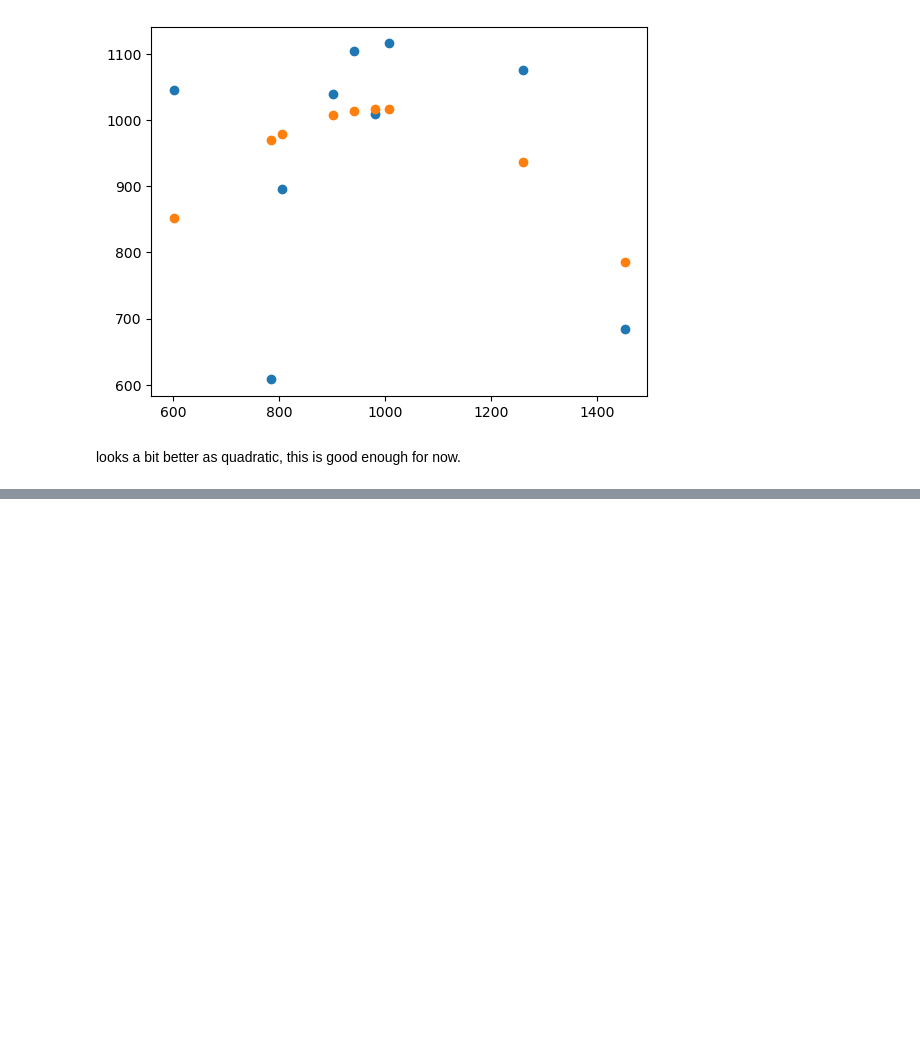
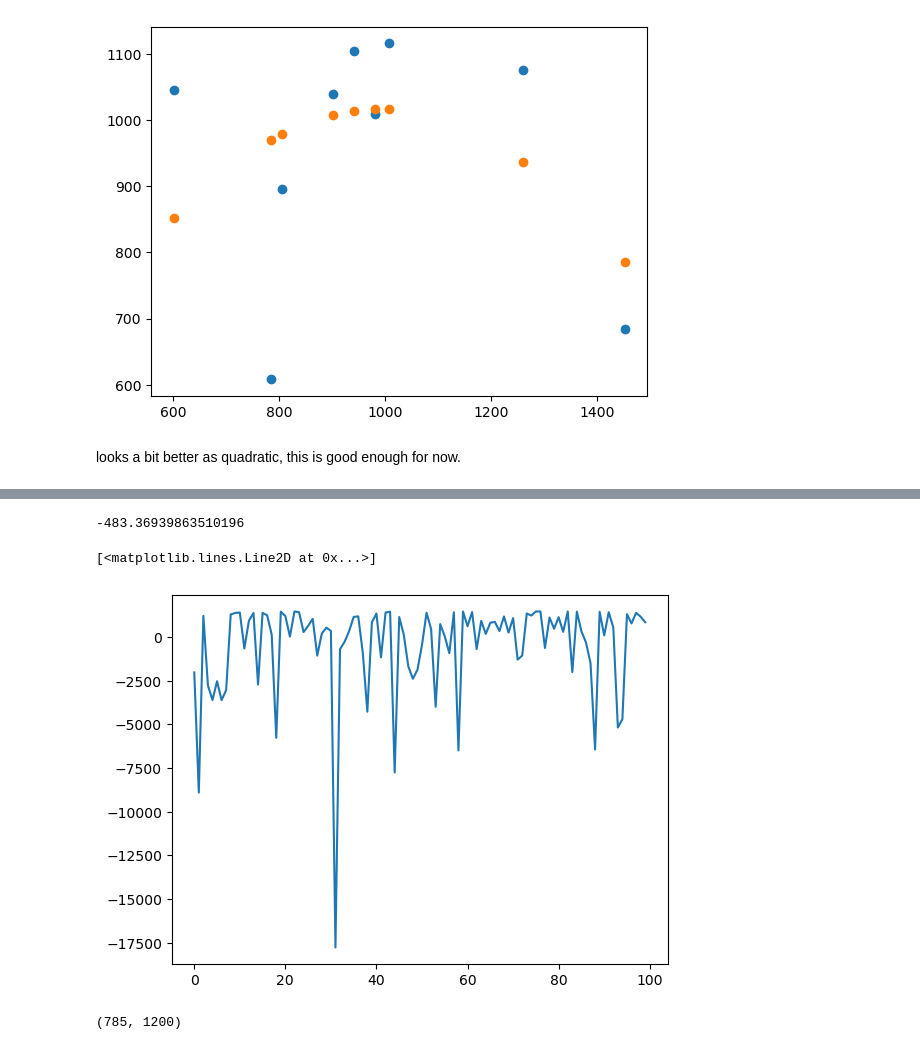
Before and after one commit to ken-neth-wang/crop-insurance, a Jupyter notebook: univariate_sim.ipynb, the cells around one changed output, grey strips where cells are left out. Saved outputs shown, nothing was run; the diff lists cells and outputs as text; code cells hidden in the pictures; blank space fills up the shorter version.

Commit message:
added naive simulation

```diff
--- a/univariate_sim.ipynb
+++ b/univariate_sim.ipynb
@@ -304,0 +374,28 @@ looks a bit better as quadratic, this is good enough for now.
+# %%
+#now create simulation by randomly drawing from rainfall distribution, per hectare profit
+def simulate_no_policy(n_trials, n_years, seed='98765'):
+    rng = np.random.default_rng(1302023)
+    random_years = rng.normal(east_monsoon_mean, east_monsoon_std, size = (n_trials,n_years))
+    profit_n_trials = []
+    for _ in range(n_trials):
+        quad_i = quadratic.fit_transform(random_years[_].reshape(-1,1))
+        yield_i = quadratic_model.predict(quad_i)
+        profit_i = revenue_per_quintal * ( yield_i / 100 ) - total_cost_per_hectare
+        profit_n_trials.append(np.sum(profit_i))
+    return profit_n_trials
+no_policy_output = simulate_no_policy(100, 1)
+# %%
+np.mean(no_policy_output) # single hectare
+# %% [output]
+-483.36939863510196
+# %%
+# under these assumptions, insurance less always results in a loss in the long run
+plt.plot(no_policy_output)
+# %% [output]
+[<matplotlib.lines.Line2D at 0x...>]
+[figure, added]
+# %%
+#now try naive single threshold insurance policy
+low_thresh, up_thresh
+# %% [output]
+(785, 1200)
```
Also changed, not shown: parts of 10 cells of this notebook.
